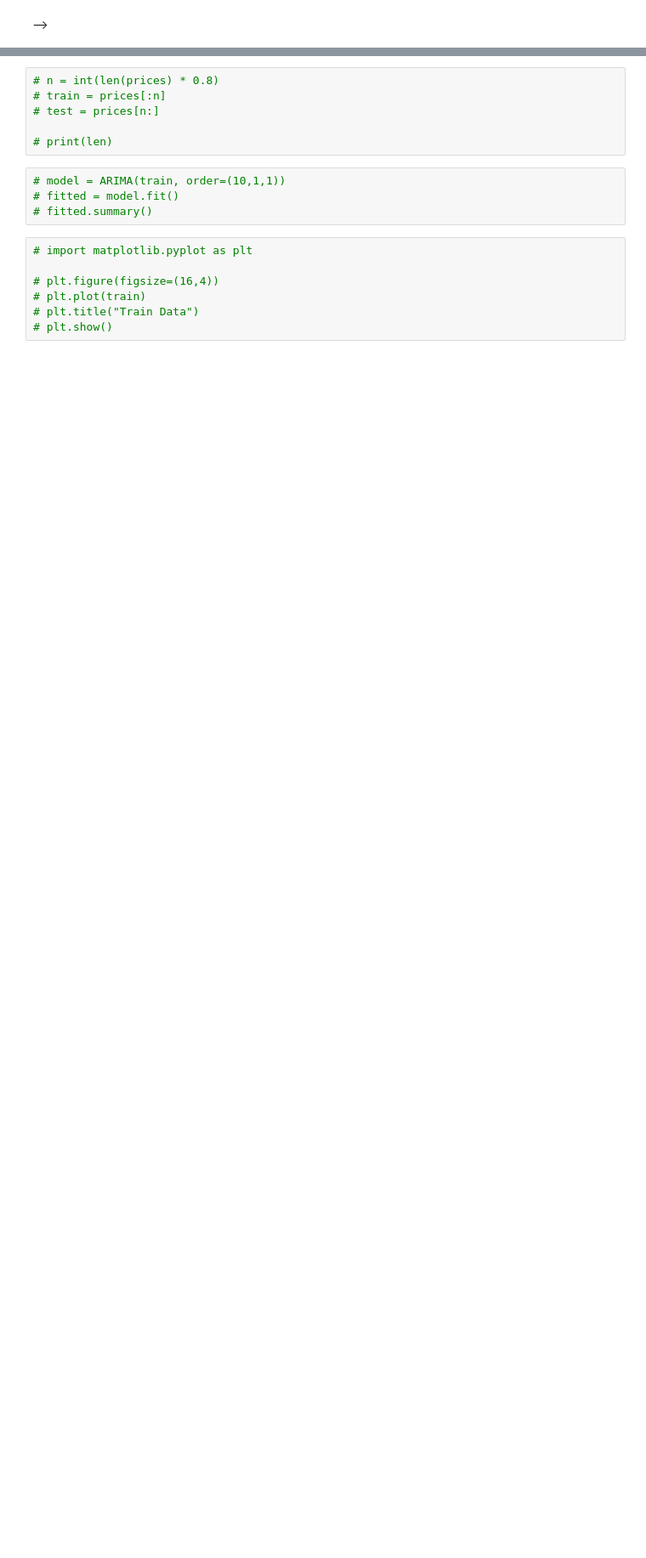
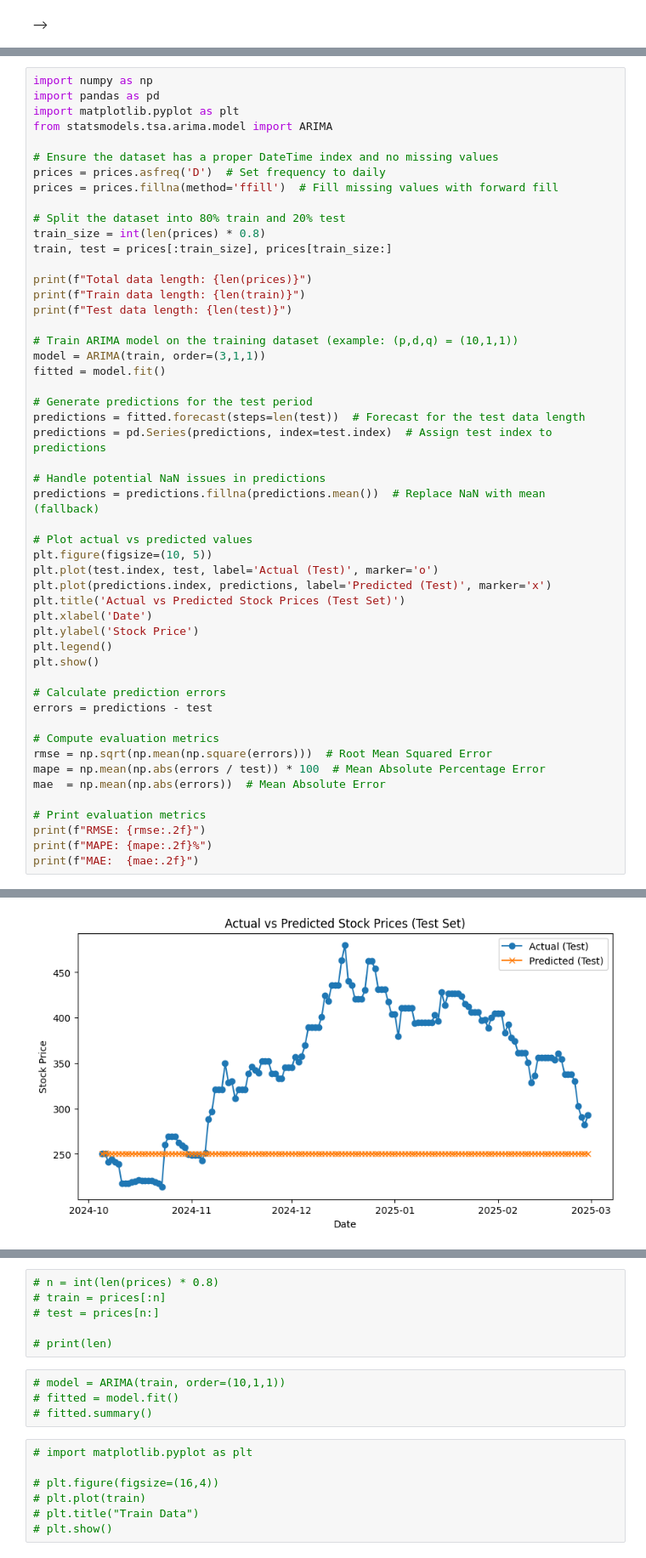
Before and after one commit to Yejin-Hwang/Analysis-of-Financial-Time-Series, a Jupyter notebook: 05_ARIMA_0106_yejin.ipynb, the cells around one changed output, grey strips where cells are left out. Shown at 85% size. Drawn from its saved outputs; the diff is of its cells as text; blank space fills up the shorter version.

```diff
--- a/05_ARIMA_0106_yejin.ipynb
+++ b/05_ARIMA_0106_yejin.ipynb
@@ -293,0 +375,52 @@ The predicted_price for 2025-01-07 tomorrow: 413.26949470724304
+# %%
+import numpy as np
+import pandas as pd
+import matplotlib.pyplot as plt
+from statsmodels.tsa.arima.model import ARIMA
+
+# Ensure the dataset has a proper DateTime index and no missing values
+prices = prices.asfreq('D')  # Set frequency to daily
+prices = prices.fillna(method='ffill')  # Fill missing values with forward fill
+
+# Split the dataset into 80% train and 20% test
+train_size = int(len(prices) * 0.8)
+train, test = prices[:train_size], prices[train_size:]
+
+print(f"Total data length: {len(prices)}")
+print(f"Train data length: {len(train)}")
+print(f"Test data length: {len(test)}")
+
+# Train ARIMA model on the training dataset (example: (p,d,q) = (10,1,1))
+model = ARIMA(train, order=(3,1,1))
+fitted = model.fit()
+
+# Generate predictions for the test period
+predictions = fitted.forecast(steps=len(test))  # Forecast for the test data length
+predictions = pd.Series(predictions, index=test.index)  # Assign test index to predictions
+
+# Handle potential NaN issues in predictions
+predictions = predictions.fillna(predictions.mean())  # Replace NaN with mean (fallback)
+
+# Plot actual vs predicted values
+plt.figure(figsize=(10, 5))
+plt.plot(test.index, test, label='Actual (Test)', marker='o')
+plt.plot(predictions.index, predictions, label='Predicted (Test)', marker='x')
+plt.title('Actual vs Predicted Stock Prices (Test Set)')
+plt.xlabel('Date')
+plt.ylabel('Stock Price')
+plt.legend()
+plt.show()
+
+# Calculate prediction errors
+errors = predictions - test
+
+# Compute evaluation metrics
+rmse = np.sqrt(np.mean(np.square(errors)))  # Root Mean Squared Error
+mape = np.mean(np.abs(errors / test)) * 100  # Mean Absolute Percentage Error
+mae  = np.mean(np.abs(errors))  # Mean Absolute Error
+
+# Print evaluation metrics
+print(f"RMSE: {rmse:.2f}")
+print(f"MAPE: {mape:.2f}%")
+print(f"MAE:  {mae:.2f}")
+# %% [output]
@@ -293,0 +430 @@ The predicted_price for 2025-01-07 tomorrow: 413.26949470724304
+[figure, added]
```
Also changed, not shown: parts of 34 cells of this notebook, 4 other files.
